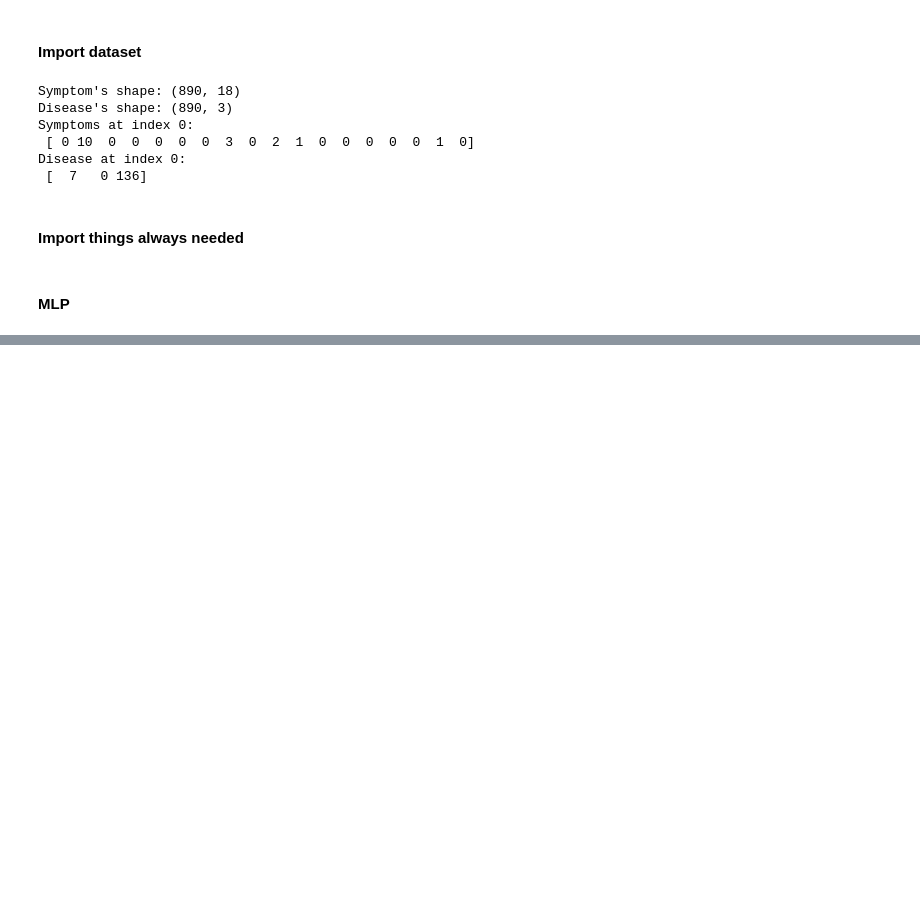
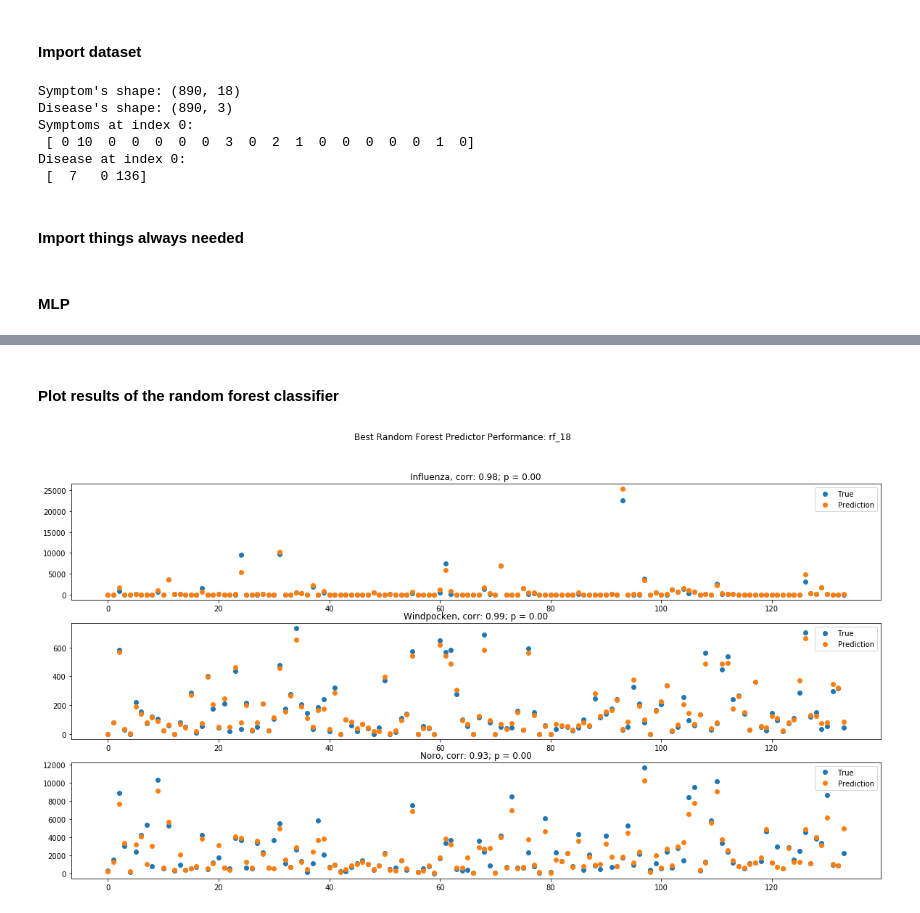
Before and after one commit to JarnoRFB/mercura, a Jupyter notebook: regressor_tests.ipynb, the cells around one changed output, grey strips where cells are left out. Saved outputs shown, nothing was run; the diff lists cells and outputs as text; code cells hidden in the pictures; blank space fills up the shorter version.

```diff
--- a/regressor_tests.ipynb
+++ b/regressor_tests.ipynb
@@ -108,0 +318,11 @@ Regressing with 18 features...
+# %%
+print("Running best model ({}) on the test set...".format(model_names[str(index)]))
+
+for i in range(CROSS_VAL_RUNS):
+    data = SymptomDiseaseData()
+    train, val, test, train_y, val_y, test_y = data.generate_data() # reshuffle data
+    pred = best_model.predict(test)
+    score.append(np.mean((test_y-pred)**2))
+
+mean = np.mean(score)
+print('Mean error of best model ({}): {}'.format(model_names[str(index)], mean))
@@ -108,0 +342,42 @@ Regressing with 18 features...
+# %% [markdown]
+#### Plot results of the random forest classifier
+# %%
+diseases = ['Influenza', 'Windpocken', 'Norovirus-Gastroenteritis']
+zoom = False
+bottom = 250
+top = 350
+
+corr = []
+p = []
+
+for i in range(3):
+    out = sci.pearsonr(test_y.T[i], pred.T[i])
+    corr.append(out[0])
+    p.append(out[1])
+
+f, axarr = plt.subplots(3, figsize=(20, 10))
+f.size=((20,20))
+f.suptitle("Best Random Forest Predictor Performance: {}".format(model_names[str(index)]))
+
+axarr[0].plot(test_y.T[0], 'o', label='True')
+axarr[0].plot(pred.T[0], 'o', label='Prediction')
+if zoom: axarr[0].set_xlim([bottom,top])
+axarr[0].legend()
+axarr[0].set_title('Influenza, corr: {:.2f}; p = {:.2f}'.format(corr[0], p[0]))
+
+axarr[1].plot(test_y.T[1], 'o', label='True')
+axarr[1].plot(pred.T[1], 'o', label='Prediction')
+if zoom: axarr[1].set_xlim([bottom,top])
+axarr[1].legend()
+axarr[1].set_title('Windpocken, corr: {:.2f}; p = {:.2f}'.format(corr[1], p[1]))
+
+axarr[2].plot(test_y.T[2], 'o', label='True')
+axarr[2].plot(pred.T[2], 'o', label='Prediction')
+if zoom: axarr[2].set_xlim([bottom,top])
+axarr[2].legend()
+axarr[2].set_title('Noro, corr: {:.2f}; p = {:.2f}'.format(corr[2], p[2]))
+
+# plt.tight_layout()
+plt.show()
+# %% [output]
+[figure, added]
```
Also changed, not shown: parts of 13 cells of this notebook.
